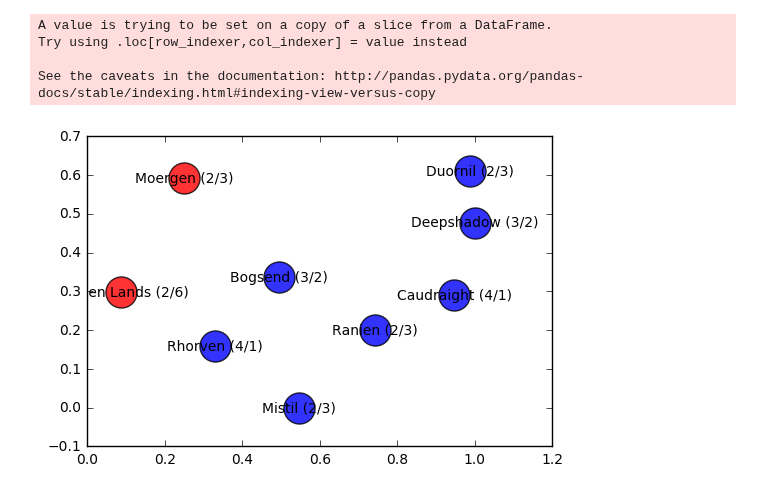
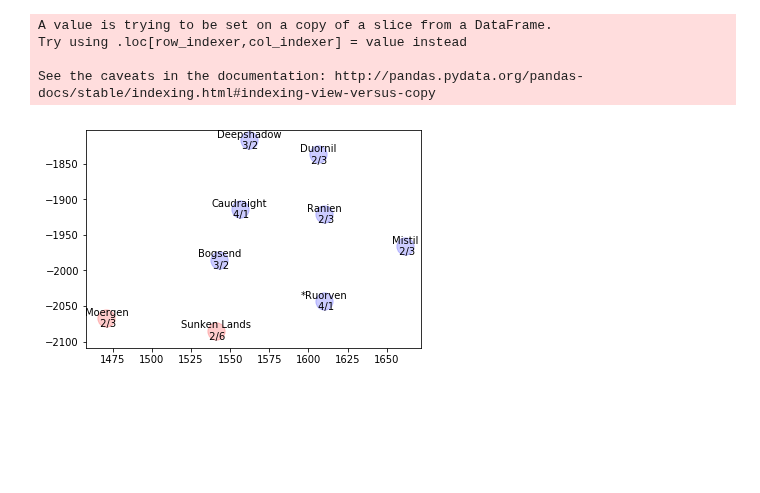
Before and after one commit to NeverForged/Regency, a Jupyter notebook: Untitled.ipynb, the cells around one changed output. Cells and saved outputs as stored; diff of their text form; code cells hidden in the pictures; blank space fills up the shorter version.

```diff
--- a/Untitled.ipynb
+++ b/Untitled.ipynb
@@ -7,5 +8,6 @@
 # %%
 import pandas as pd
+import numpy as np
 
 provences = pd.DataFrame(columns=['Provence', 'Domain', 'Regent'
                                   , 'Population', 'Magic'
@@ -20,6 +22,7 @@ regents = pd.DataFrame(columns=['Regent', 'Full Name', 'Player'
                                 , 'Attitude', 'Lieutenants', 'Liege'])
 network =  pd.DataFrame(columns=['Provence', 'Neighbor', 'Border', 'Road', 'Trade'])
 relationships = pd.DataFrame(columns=['Regent', 'Other', 'Relationship', 'Payment'])
+positions = pd.DataFrame(columns=['Provence', 'pos'])
 
 def add_provence(Provence, Domain, Regent, df=provences
                  , Population=0, Magic=0
@@ -119,6 +122,11 @@ def get_archetype(Archetype):
     # if none of the above, return Noble stats
     else:
         return 'Noble', 2, 0, 1, 0, 1, 2, 3, 4, 5, 5
+
+def add_pos(provence, x, y, df=positions):
+    pos = np.array([x, y])
+    df.loc[df.shape[0]] = [provence, pos]
+    return df
 # %%
 # Coeranys
 
@@ -312,6 +331,8 @@ plt.show()
 # %%
 # spring position until I can get better
-pos=nx.spring_layout(G)
+pos = {}
+for pro in list(positions['Provence']):
+    pos[pro] = positions[positions['Provence']==pro]['pos'].values[0]
 
 # player nodes
 player_regents = list(regents[regents['Player']]['Regent'])
@@ -324,43 +345,43 @@ nodes = list(set(nodes))
 nx.draw_networkx_nodes(G,pos,
                        nodelist=nodes,
                        node_color='b',
-                       node_size=500,
-                       alpha=0.8)
+                       alpha=0.2)
 
 
 # enemy provences
 nodes = []
 npc_regents = list(active_regents[active_regents['Player']==False]['Regent'])
 for reg in npc_regents:
     temp = active_provences[active_provences['Magic']>0]
     nodes = nodes + list(temp[temp['Regent']==reg]['Provence'])
 nodes = list(set(nodes))
 
 nx.draw_networkx_nodes(G,pos,
                        nodelist=nodes,
                        node_color='r',
-                       node_size=500,
-                       alpha=0.8)
+                       alpha=0.2)
 
 # edges
 # nx.draw_networkx_edges(G,pos,width=1.0,alpha=0.5)
 
 
 # labels
 temp = active_provences[active_provences['Magic']>0]
-temp['Label'] = temp['Provence'] + ' (' + temp['Population'].astype(int).astype(str) + '/' + temp['Magic'].astype(int).astype(str) + ')'
-
+temp['Label'] = temp['Provence'] + '\n ' + temp['Population'].astype(int).astype(str) + '/' + temp['Magic'].astype(int).astype(str)
 labels={}
 for i, row in temp.iterrows():
-    labels[row['Provence']] =  row['Label']
+    if row['Capital']:
+        labels[row['Provence']] =  '*' + row['Label']
+    else:
+        labels[row['Provence']] =  row['Label']
 nx.draw_networkx_labels(G,pos,labels,font_size=10)
 plt.show()
 # %% [output]
 A value is trying to be set on a copy of a slice from a DataFrame.
 Try using .loc[row_indexer,col_indexer] = value instead
 
 See the caveats in the documentation: http://pandas.pydata.org/pandas-docs/stable/indexing.html#indexing-view-versus-copy
-[figure, old version]
+[figure, new version]
 # %%
 pos
 # %% [output]
```
Also changed, not shown: parts of 12 cells of this notebook, 2 other files.
